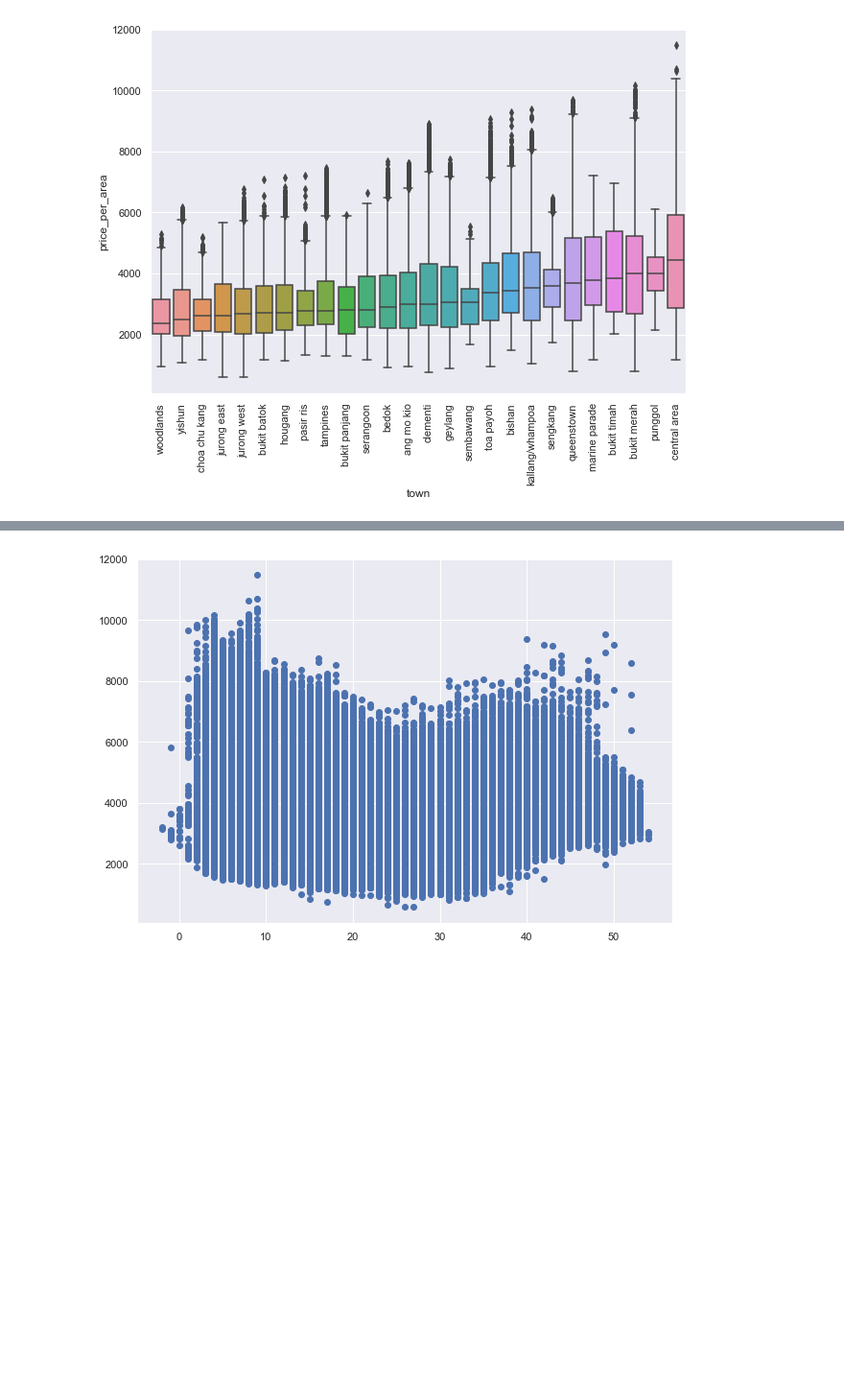
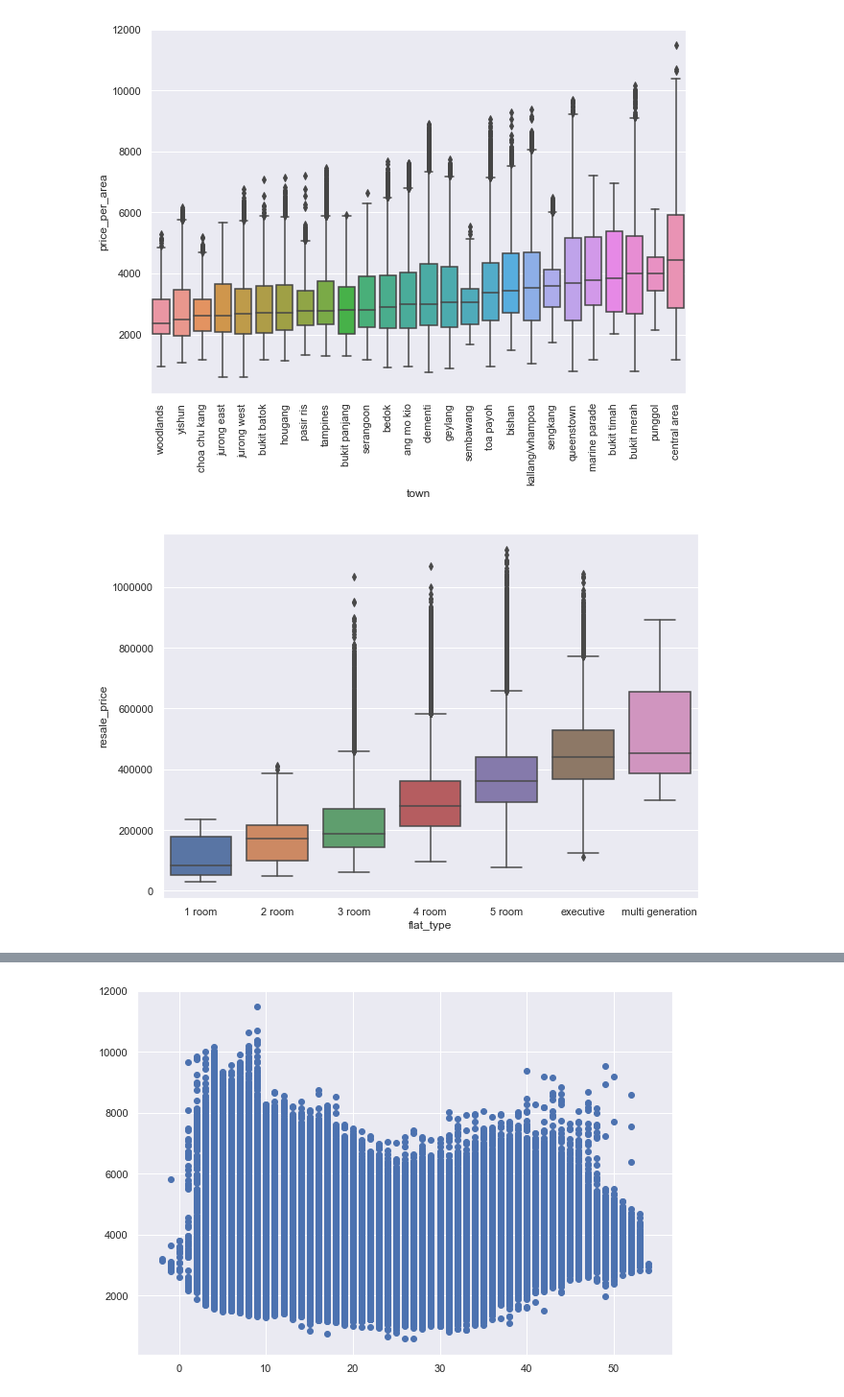
Before and after one commit to loojovi/hdb_resale_prediction, a Jupyter notebook: notebooks/jovi-1.0-eda.ipynb, the cells around one changed output, grey strips where cells are left out. Shown at 96% size. Drawn from its saved outputs; the diff is of its cells as text; code cells hidden in the pictures; blank space fills up the shorter version.

```diff
--- a/notebooks/jovi-1.0-eda.ipynb
+++ b/notebooks/jovi-1.0-eda.ipynb
@@ -85,3 +103,9 @@ plt.xticks(rotation=90)
 plt.show()
 # %% [output]
 [figure]
+# %%
+order_flat = train.groupby('flat_type')['floor_area_sqm'].median().index
+sns.boxplot(x='flat_type',y='resale_price', data=train, order=order_flat)
+plt.show()
+# %% [output]
+[figure, added]
```
Also changed, not shown: parts of 30 cells of this notebook.
